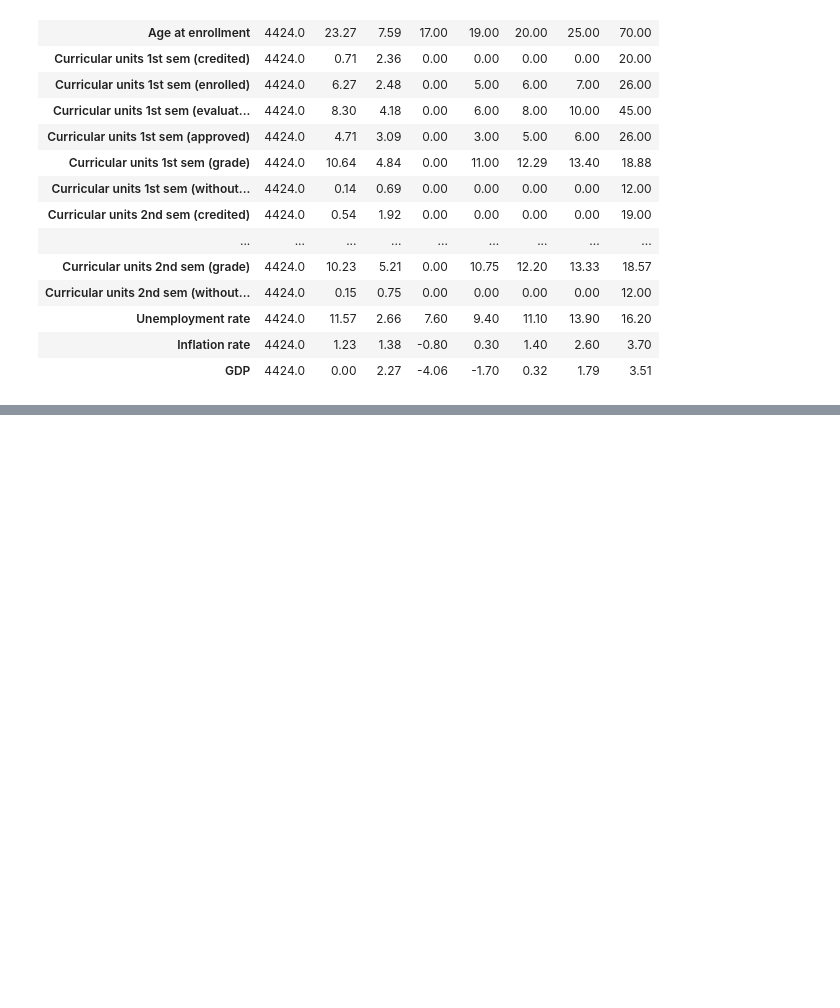
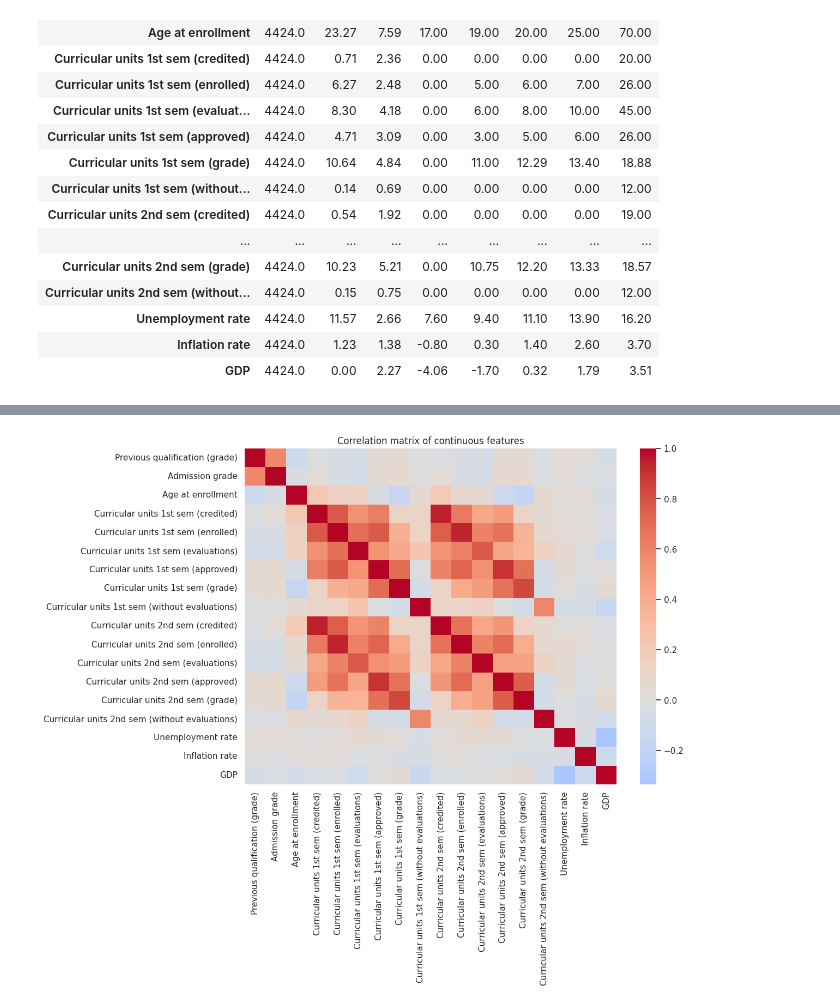
Before and after one commit to LoshithaAI/ML-Assignment, a Jupyter notebook: notebooks/random_forest.ipynb, the cells around one changed output, grey strips where cells are left out. Saved outputs shown, nothing was run; the diff lists cells and outputs as text; code cells hidden in the pictures; blank space fills up the shorter version.

```diff
--- a/notebooks/random_forest.ipynb
+++ b/notebooks/random_forest.ipynb
@@ -166,0 +228,9 @@ Continuous columns       : 18
+# %%
+# Creating Correlation matrix
+
+plt.figure(figsize=(11, 8))
+sns.heatmap(df[num_cols].corr(), cmap="coolwarm", center=0)
+plt.title("Correlation matrix of continuous features")
+plt.show()
+# %% [output]
+[figure, added]
```
Also changed, not shown: parts of 17 cells of this notebook.
